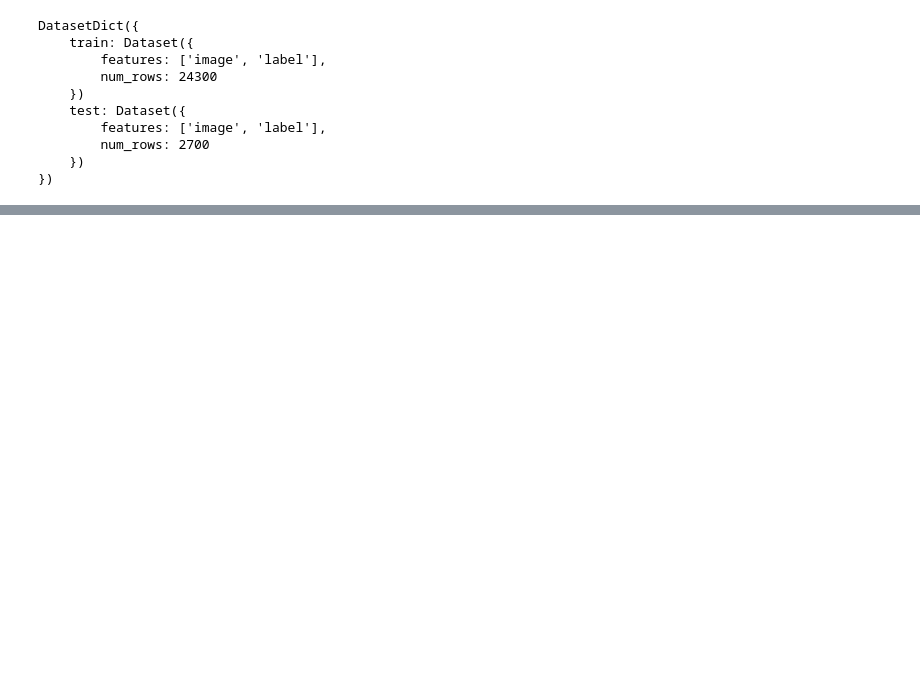
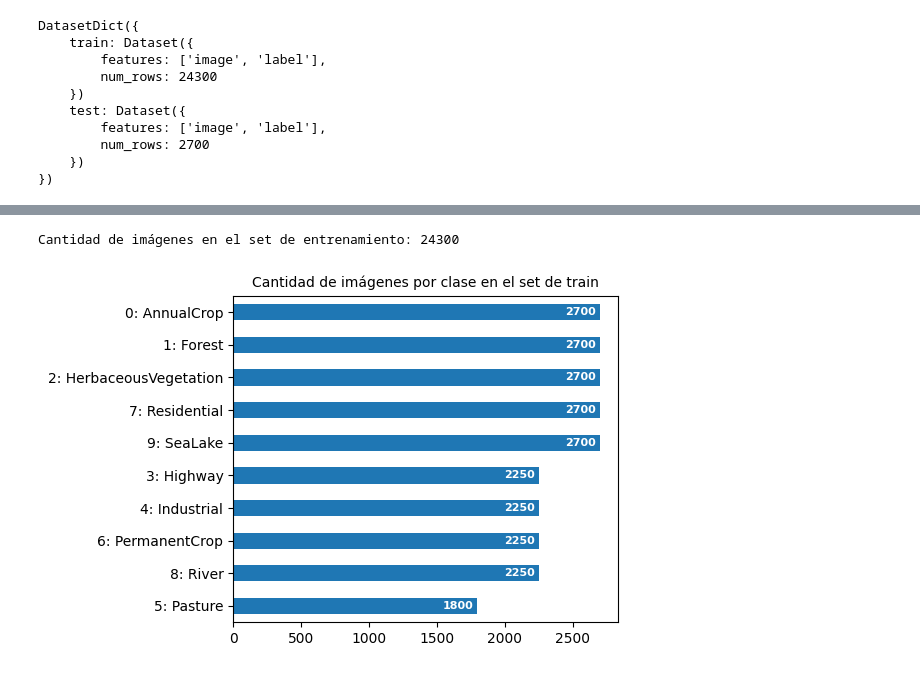
Before and after one commit to brunomaso1/vision-transformer, a Jupyter notebook: notebooks/data_exploration.ipynb, the cells around one changed output, grey strips where cells are left out. Drawn from its saved outputs; the diff is of its cells as text; code cells hidden in the pictures; blank space fills up the shorter version.

```diff
--- a/notebooks/data_exploration.ipynb
+++ b/notebooks/data_exploration.ipynb
@@ -107,0 +141,7 @@ DatasetDict({
+# %%
+print("Cantidad de imágenes en el set de entrenamiento:", len(dataset['train']), "\n")
+
+plot_class_distribution(dataset, id2label, "train")
+# %% [output]
+Cantidad de imágenes en el set de entrenamiento: 24300
+[figure, added]
```
Also changed, not shown: parts of 17 cells of this notebook, 5 other files.
